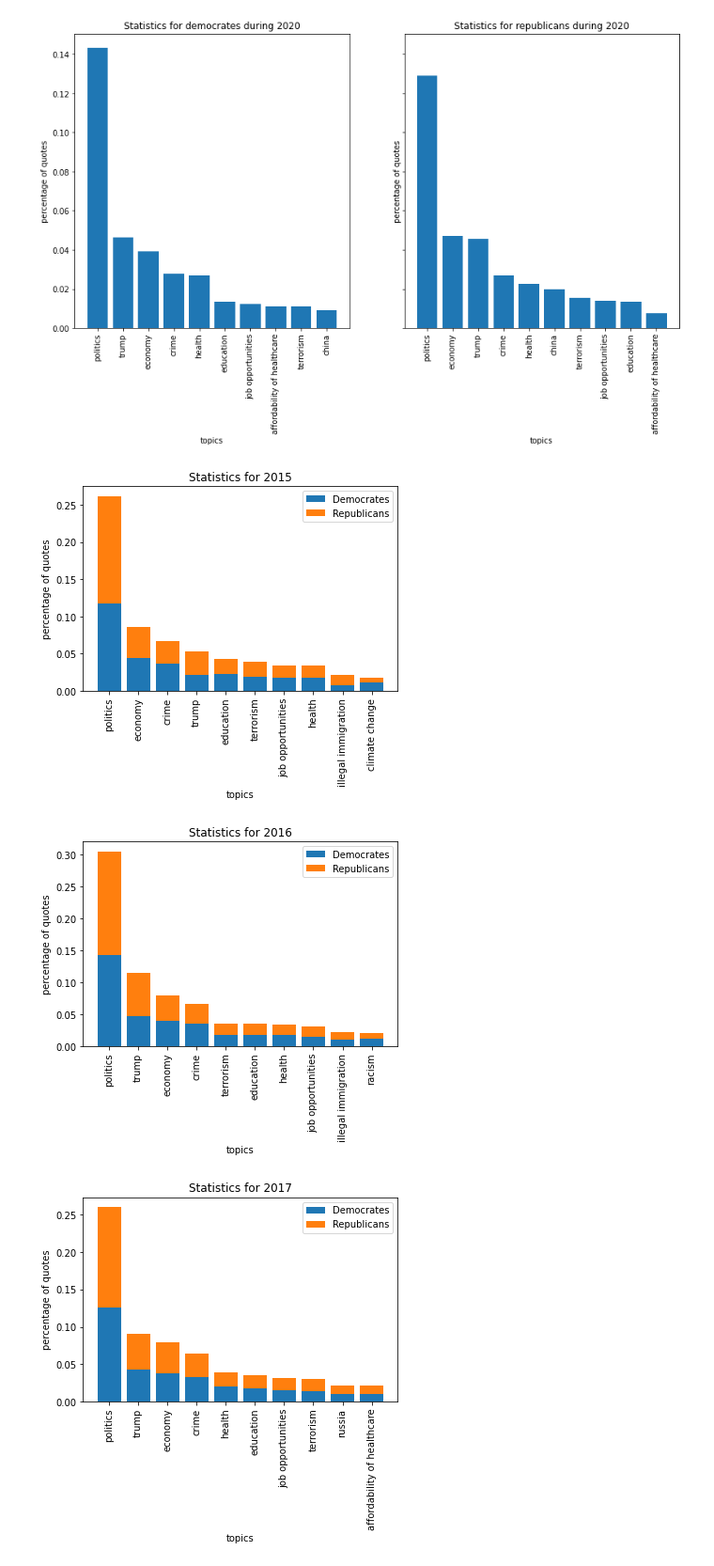
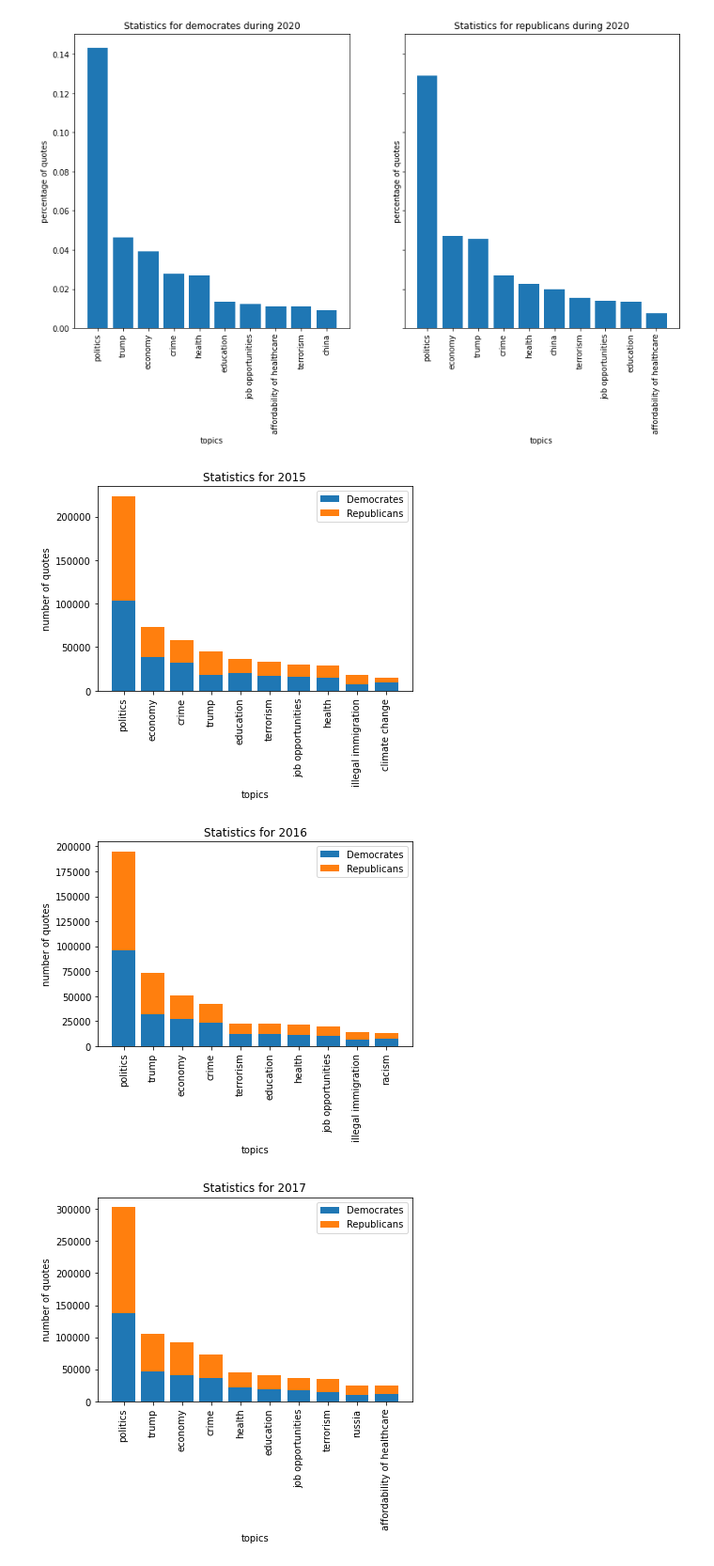
Before and after one commit to gojkoc54/ada-2021-project-limunada, a Jupyter notebook: src/BERT_embeddings.ipynb, the cells around one changed output. Shown at 94% size. Saved outputs shown, nothing was run; the diff lists cells and outputs as text; code cells hidden in the pictures.

Commit message:
number of quotes added

```diff
--- a/src/BERT_embeddings.ipynb
+++ b/src/BERT_embeddings.ipynb
@@ -475,0 +497,31 @@ percentage_of_quotes = get_percentages()
+# %%
+def get_numbers(load=True):
+  if load:
+    with open('/content/drive/MyDrive/Quotebank_limunADA/SBERT/number_of_quotes.json', 'r') as json_file:
+      s = json_file.read()
+    return json.loads(s)
+
+  YEARS = [str(x) for x in range(2015, 2020+1)]
+  PARTIES = ['republicans', 'democrates']
+
+  number_of_quotes = {}
+
+  for party in PARTIES:
+    number_of_quotes[party] = {}
+    for year in YEARS:
+      number_of_quotes[party][year] = {}
+      quotes = load_quotes(party, year)
+      similarities_per_topic = get_similarities_per_topic(party, year)
+
+      for topic in TOPICS:
+        num, per = get_num_ratio_of_similar_quotes(quotes, similarities_per_topic, topic, THRESHOLDS[topic])
+        number_of_quotes[party][year][topic] = num
+
+      print(f'\t{party}-{year} done')
+
+  with open('/content/drive/MyDrive/Quotebank_limunADA/SBERT/number_of_quotes.json', 'w') as json_file:
+      s = json_file.write(json.dumps(percentage_of_quotes))
+
+  return number_of_quotes
+
+number_of_quotes = get_numbers(load=False)
@@ -538,14 +608,14 @@ def plot_most_popular_topics(year, percentage_of_quotes, topics, num_of_topics=1
     plt.show()
 
 
-def plot_most_popular_topics_together(year, percentage_of_quotes, topics, num_of_topics=10):
+def plot_most_popular_topics_together(year, number_of_quotes, topics, num_of_topics=10):
     """
     Plots most popular topics for a given year among democrates and republicans
     """
 
 
-    topics_popularities_rep = percentage_of_quotes['republicans'][year]
-    topics_popularities_dem = percentage_of_quotes['democrates'][year]
+    topics_popularities_rep = number_of_quotes['republicans'][year]
+    topics_popularities_dem = number_of_quotes['democrates'][year]
     topics_sorted = sorted(
         topics,
         key = lambda x: -topics_popularities_rep[x]-topics_popularities_dem[x]
@@ -560,10 +630,13 @@ def plot_most_popular_topics_together(year, percentage_of_quotes, topics, num_of
 
     plt.xticks(topics_sorted, rotation=90)
     plt.xlabel('topics')
-    plt.ylabel('percentage of quotes')
+    plt.ylabel('number of quotes')
     plt.title(f'Statistics for {year}')
 
     plt.legend()
     plt.show()
 # %% [markdown]
 ### Popularity of topics during the time for both political parties
+# %%
+for year in percentage_of_quotes['democrates'].keys():
+    print(percentage_of_quotes['democrates'][year].keys())
@@ -612,8 +692,8 @@ for year in YEARS:
 # %%
 YEARS = ['2015', '2016', '2017', '2018', '2019', '2020']
 for year in YEARS:
-    plot_most_popular_topics_together(year, percentage_of_quotes, TOPICS)
+    plot_most_popular_topics_together(year, number_of_quotes, TOPICS)
 # %% [output]
-[figure, old version]
+[figure, new version]
-[figure, old version]
+[figure, new version]
-[figure, old version]
+[figure, new version]
```
Also changed, not shown: parts of 7 cells of this notebook.
